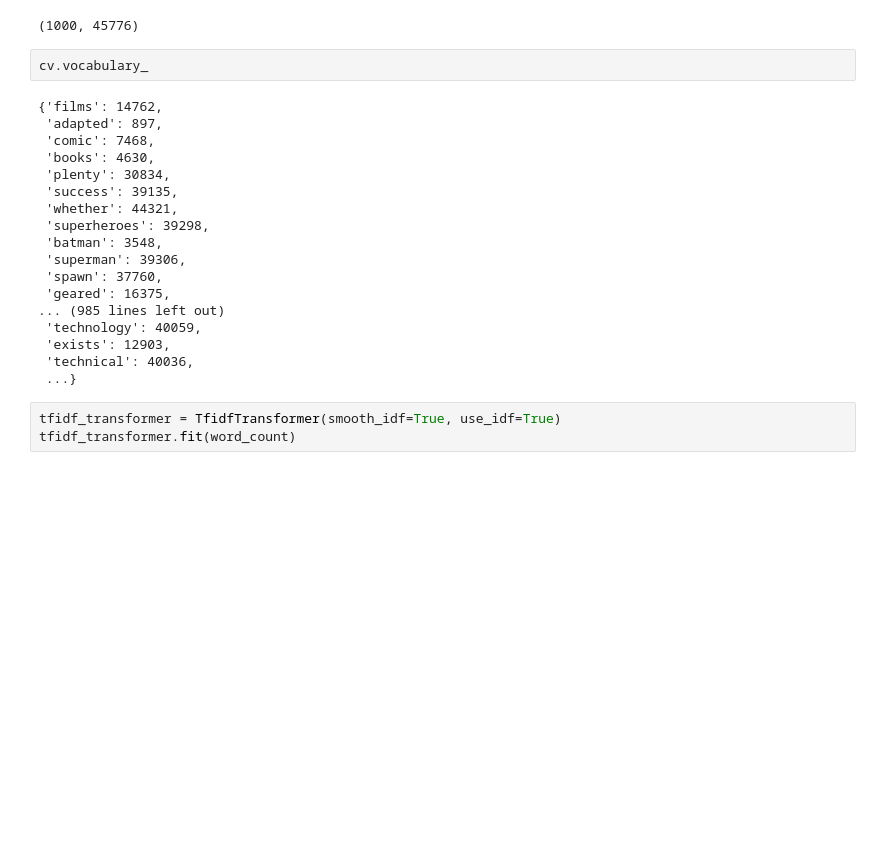
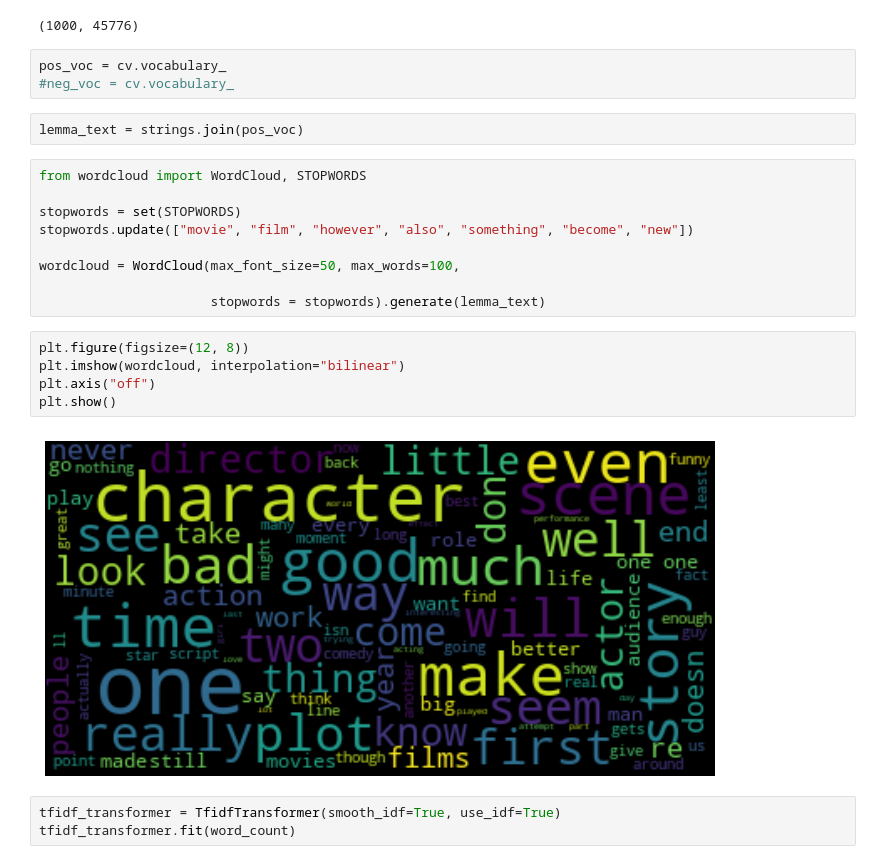
Before and after one commit to Abhiram1214/capstone_project1, a Jupyter notebook: sentiment_analysis/project_code.ipynb, the cells around one changed output. Cells and saved outputs as stored; diff of their text form; blank space fills up the shorter version.

```diff
--- a/sentiment_analysis/project_code.ipynb
+++ b/sentiment_analysis/project_code.ipynb
@@ -158,26 +205,27 @@ word_count
 word_count.shape
 # %% [output]
 (1000, 45776)
-# %%
-cv.vocabulary_
-# %% [output]
-{'films': 14762,
- 'adapted': 897,
- 'comic': 7468,
- 'books': 4630,
- 'plenty': 30834,
- 'success': 39135,
- 'whether': 44321,
- 'superheroes': 39298,
- 'batman': 3548,
- 'superman': 39306,
- 'spawn': 37760,
- 'geared': 16375,
-... (985 lines left out)
- 'technology': 40059,
- 'exists': 12903,
- 'technical': 40036,
- ...}
+# %%
+pos_voc = cv.vocabulary_
+#neg_voc = cv.vocabulary_
+# %%
+lemma_text = strings.join(pos_voc)
+# %%
+from wordcloud import WordCloud, STOPWORDS
+
+stopwords = set(STOPWORDS)
+stopwords.update(["movie", "film", "however", "also", "something", "become", "new"])
+
+wordcloud = WordCloud(max_font_size=50, max_words=100,
+
+                      stopwords = stopwords).generate(lemma_text)
+# %%
+plt.figure(figsize=(12, 8))
+plt.imshow(wordcloud, interpolation="bilinear")
+plt.axis("off")
+plt.show()
+# %% [output]
+[figure, added]
 # %%
 tfidf_transformer = TfidfTransformer(smooth_idf=True, use_idf=True)
 tfidf_transformer.fit(word_count)
```
Also changed, not shown: parts of 51 cells of this notebook, 4 other files.
